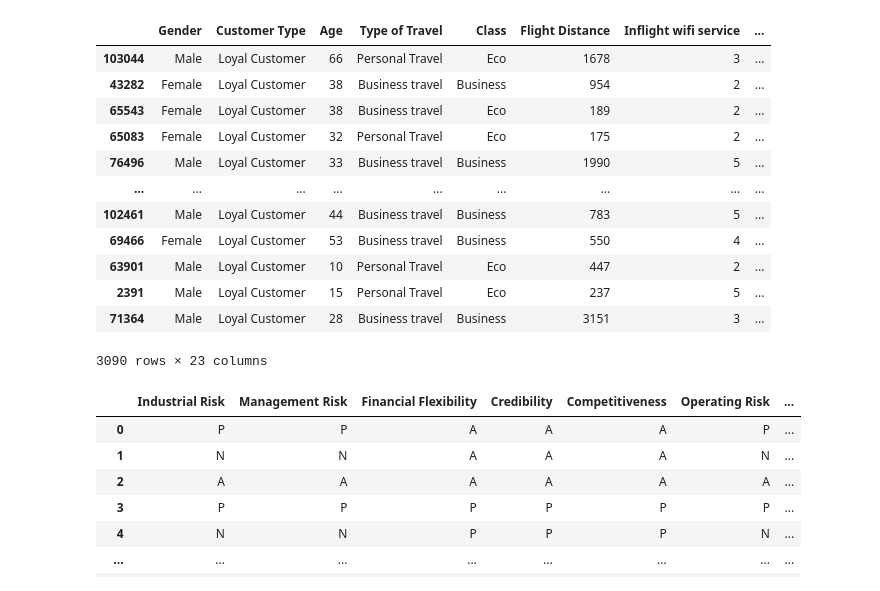
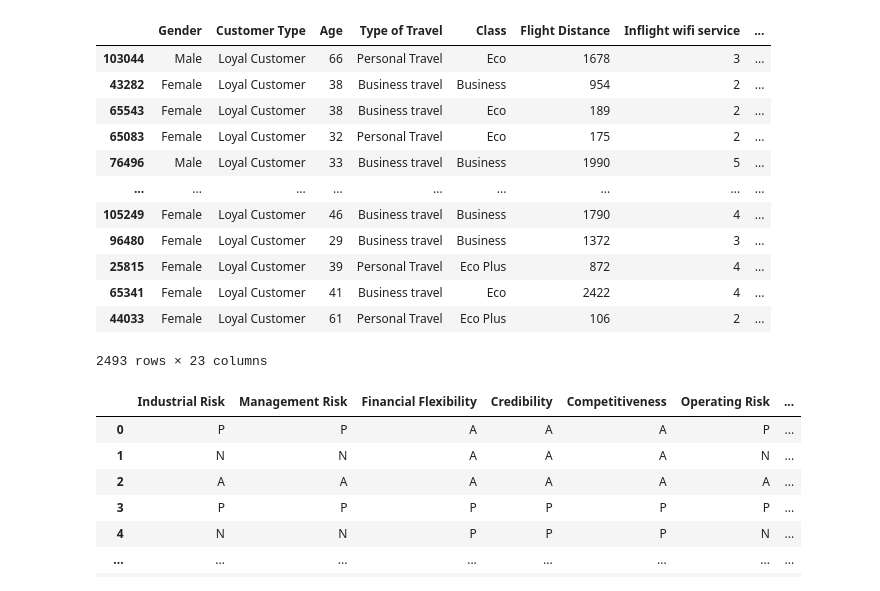
Before and after one commit to EliskaSvobodova/PrismClassifier, a Jupyter notebook: data_prep.ipynb, the cells around one changed output. Drawn from its saved outputs; the diff is of its cells as text; code cells hidden in the pictures.

```diff
--- a/data_prep.ipynb
+++ b/data_prep.ipynb
@@ -3,24 +3,24 @@ import pandas as pd
 # %%
 airline_train = pd.read_csv("data/airline/train.csv")
 airline_test = pd.read_csv("data/airline/test.csv")
 airline = pd.concat([airline_train, airline_test], ignore_index=True).drop(['Unnamed: 0', 'id'], axis=1)
-airline = airline.sample(3100, random_state=42).dropna()
+airline = airline.sample(2500, random_state=42).dropna()
 airline.to_csv('data/airline/data.csv', index=False)
 airline # satisfaction
 # %% [output]
 |  | Gender | Customer Type | Age | Type of Travel | Class | Flight Distance | Inflight wifi service | ... |
 | 103044 | Male | Loyal Customer | 66 | Personal Travel | Eco | 1678 | 3 | ... |
 | 43282 | Female | Loyal Customer | 38 | Business travel | Business | 954 | 2 | ... |
 | 65543 | Female | Loyal Customer | 38 | Business travel | Eco | 189 | 2 | ... |
 | 65083 | Female | Loyal Customer | 32 | Personal Travel | Eco | 175 | 2 | ... |
 | 76496 | Male | Loyal Customer | 33 | Business travel | Business | 1990 | 5 | ... |
 | ... | ... | ... | ... | ... | ... | ... | ... | ... |
-| 102461 | Male | Loyal Customer | 44 | Business travel | Business | 783 | 5 | ... |
-| 69466 | Female | Loyal Customer | 53 | Business travel | Business | 550 | 4 | ... |
-| 63901 | Male | Loyal Customer | 10 | Personal Travel | Eco | 447 | 2 | ... |
-| 2391 | Male | Loyal Customer | 15 | Personal Travel | Eco | 237 | 5 | ... |
-| 71364 | Male | Loyal Customer | 28 | Business travel | Business | 3151 | 3 | ... |
+| 105249 | Female | Loyal Customer | 46 | Business travel | Business | 1790 | 4 | ... |
+| 96480 | Female | Loyal Customer | 29 | Business travel | Business | 1372 | 3 | ... |
+| 25815 | Female | Loyal Customer | 39 | Personal Travel | Eco Plus | 872 | 4 | ... |
+| 65341 | Female | Loyal Customer | 41 | Business travel | Eco | 2422 | 4 | ... |
+| 44033 | Female | Loyal Customer | 61 | Personal Travel | Eco Plus | 106 | 2 | ... |
-3090 rows × 23 columns
+2493 rows × 23 columns
 # %%
 col = ["Industrial Risk", "Management Risk", "Financial Flexibility", "Credibility", "Competitiveness", "Operating Risk", "Bankruptcy"]
 bank = pd.read_csv("data/bankruptcy/Qualitative_Bankruptcy.data.txt", names=col)
```
Also changed, not shown: parts of 2 cells of this notebook, 1 other file.
